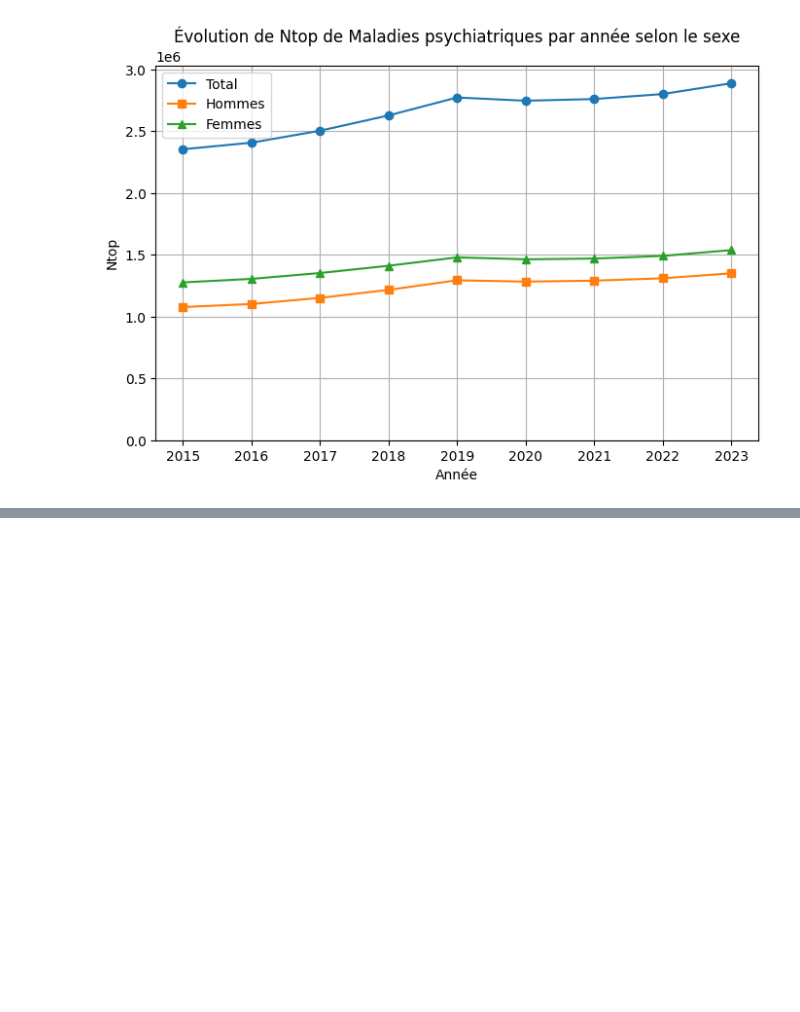
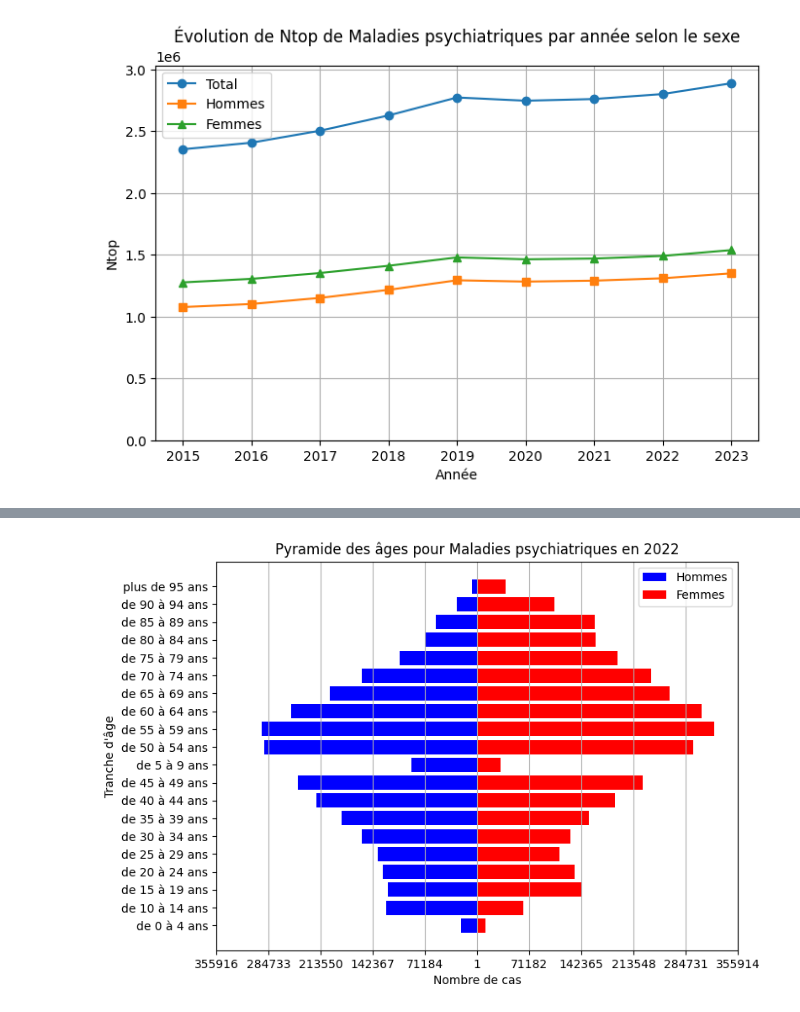
Before and after one commit to andrealoy/EDA-Ameli, a Jupyter notebook: eda_process.ipynb, the cells around one changed output, grey strips where cells are left out. Saved outputs shown, nothing was run; the diff lists cells and outputs as text; code cells hidden in the pictures; blank space fills up the shorter version.

Commit message:
graphique 2

```diff
--- a/eda_process.ipynb
+++ b/eda_process.ipynb
@@ -296,0 +257,58 @@ KeyboardInterrupt:
+# %%
+#########Graphique n2 Pyramide des âges pour des pathologies données#########
+import pandas as pd
+import matplotlib.pyplot as plt
+import numpy as np
+
+# Paramètres
+vals = [ #"Maladies neurologiques",
+    #"Traitements psychotropes (hors pathologies)"
+    "Maladies psychiatriques",
+    # "Affections de longue durée (dont 31 et 32) pour d'autres causes"
+    ]  # pathologies à analyser
+dept = ["999"]
+region = [99]
+annee_sel = 2022                    # année choisie pour la pyramide
+
+
+# Sélection des colonnes utiles et conversion
+df_reduit = df[["annee", "patho_niv1", "dept", "region", "libelle_classe_age", "sexe", "Ntop"]].copy()
+df_reduit["Ntop"] = pd.to_numeric(df_reduit["Ntop"], errors="coerce")
+
+
+# Filtrer les données selon les critères
+df_filtered = df_reduit[
+    df_reduit["patho_niv1"].isin(vals) &
+    df_reduit["dept"].isin(dept) &
+    df_reduit["region"].isin(region) &
+    (df_reduit["Ntop"].notna()) &
+    (df_reduit["Ntop"] != "PSY_CAT_CAT") &
+    (df_reduit["libelle_classe_age"] != "tous âges") &
+    (df_reduit["annee"] == annee_sel)
+]
+
+# Grouper par tranche d'âge et sexe
+pivot = df_filtered.groupby(["libelle_classe_age", "sexe"])["Ntop"].sum().unstack(fill_value=0)
+pivot = pivot.reindex(sorted(df_filtered["libelle_classe_age"].unique()), fill_value=0)
+
+# Préparer les valeurs pour la pyramide
+hommes_neg = -pivot.get(1, pd.Series(np.zeros(len(pivot))))
+femmes = pivot.get(2, pd.Series(np.zeros(len(pivot))))
+
+
+xlim = max(femmes.max(), -hommes_neg.min()) * 1.1  # axe X symétrique
+
+plt.figure(figsize=(8,6))
+plt.barh(pivot.index, hommes_neg, color='blue', label='Hommes')
+plt.barh(pivot.index, femmes, color='red', label='Femmes')
+plt.xlabel("Nombre de cas")
+plt.ylabel("Tranche d'âge")
+plt.title(f"Pyramide des âges pour {', '.join(vals)} en {annee_sel}")
+plt.xlim(-xlim, xlim)
+plt.xticks(np.arange(-xlim, xlim+1, step=int(xlim/5)),
+           [abs(int(x)) for x in np.arange(-xlim, xlim+1, step=int(xlim/5))])
+plt.grid(axis='x')
+plt.legend()
+plt.show()
+# %% [output]
+[figure, added]
```
Also changed, not shown: parts of 4 cells of this notebook.
